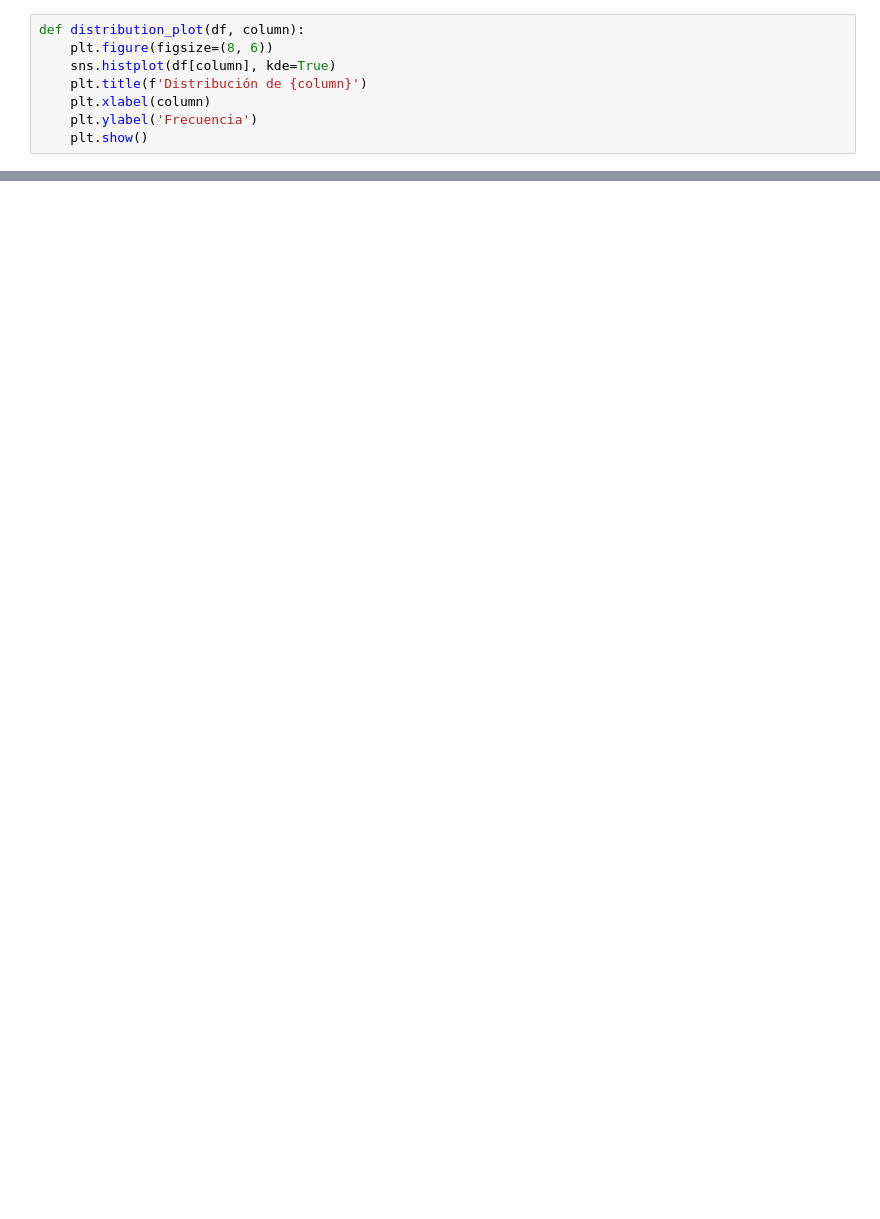
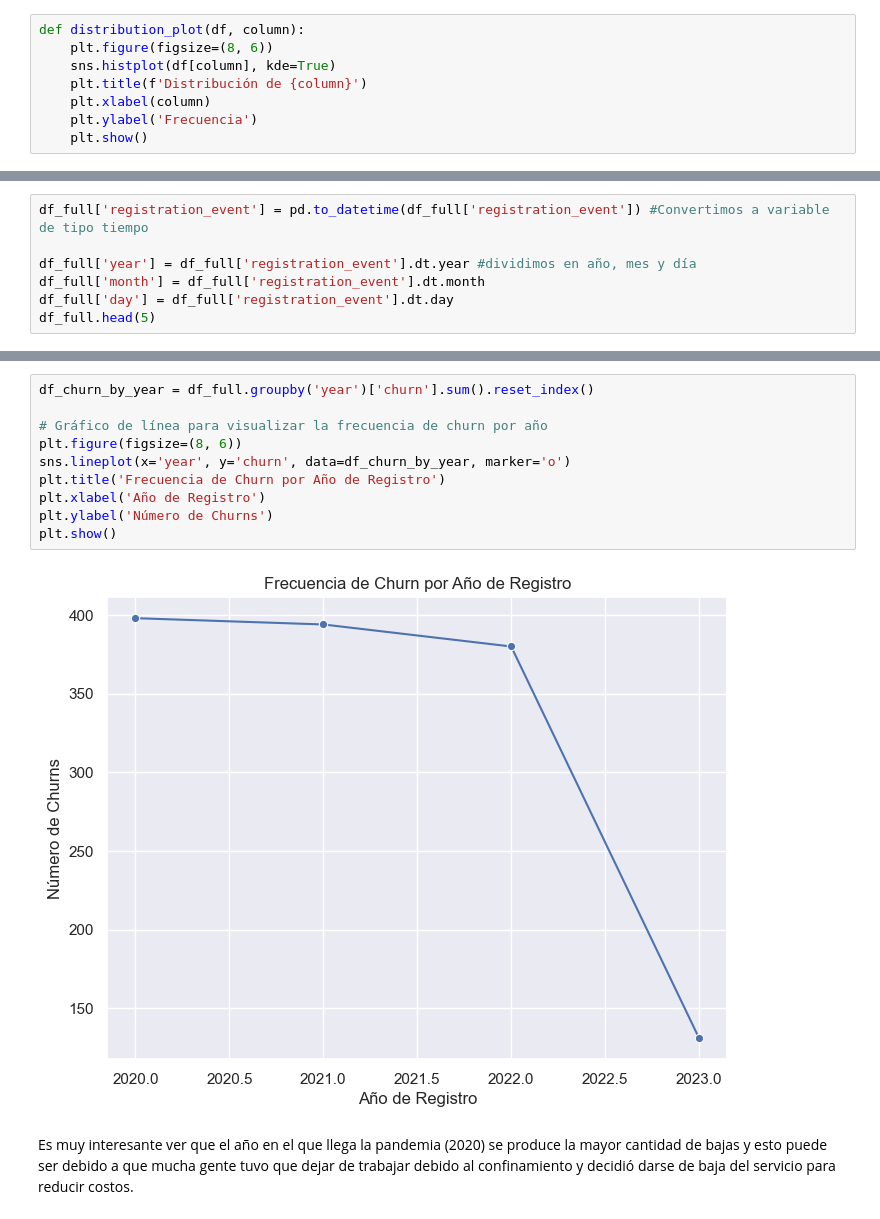
Before and after one commit to Faabrisgro/proyecto_final_mundose, a Jupyter notebook: proyecto_final.ipynb, the cells around one changed output, grey strips where cells are left out. Cells and saved outputs as stored; diff of their text form; blank space fills up the shorter version.

```diff
--- a/proyecto_final.ipynb
+++ b/proyecto_final.ipynb
@@ -388,0 +323,7 @@ Index(['customer_id', 'telecom_partner', 'gender', 'age', 'state', 'city',
+# %%
+df_full['registration_event'] = pd.to_datetime(df_full['registration_event']) #Convertimos a variable de tipo tiempo
+
+df_full['year'] = df_full['registration_event'].dt.year #dividimos en año, mes y día
+df_full['month'] = df_full['registration_event'].dt.month
+df_full['day'] = df_full['registration_event'].dt.day
+df_full.head(5)
@@ -388,0 +337,14 @@ Index(['customer_id', 'telecom_partner', 'gender', 'age', 'state', 'city',
+# %%
+df_churn_by_year = df_full.groupby('year')['churn'].sum().reset_index()
+
+# Gráfico de línea para visualizar la frecuencia de churn por año
+plt.figure(figsize=(8, 6))
+sns.lineplot(x='year', y='churn', data=df_churn_by_year, marker='o')
+plt.title('Frecuencia de Churn por Año de Registro')
+plt.xlabel('Año de Registro')
+plt.ylabel('Número de Churns')
+plt.show()
+# %% [output]
+[figure, added]
+# %% [markdown]
+Es muy interesante ver que el año en el que llega la pandemia (2020) se produce la mayor cantidad de bajas y esto puede ser debido a que mucha gente tuvo que dejar de trabajar debido al confinamiento y decidió darse de baja del servicio para reducir costos.
```
Also changed, not shown: parts of 55 cells of this notebook, 1 other file.
